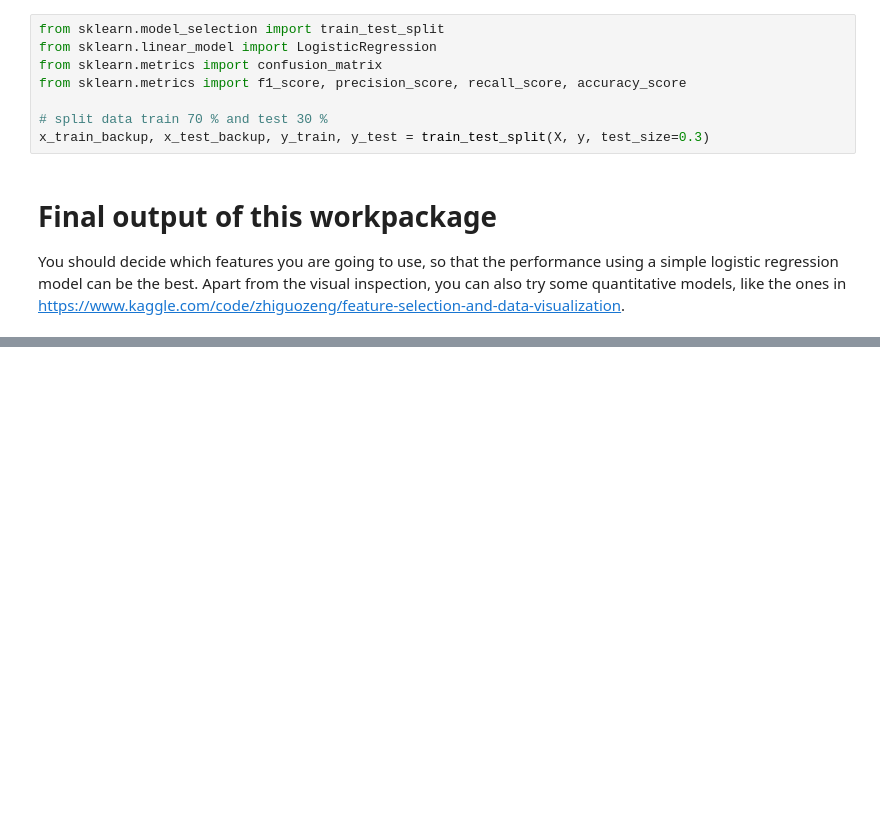
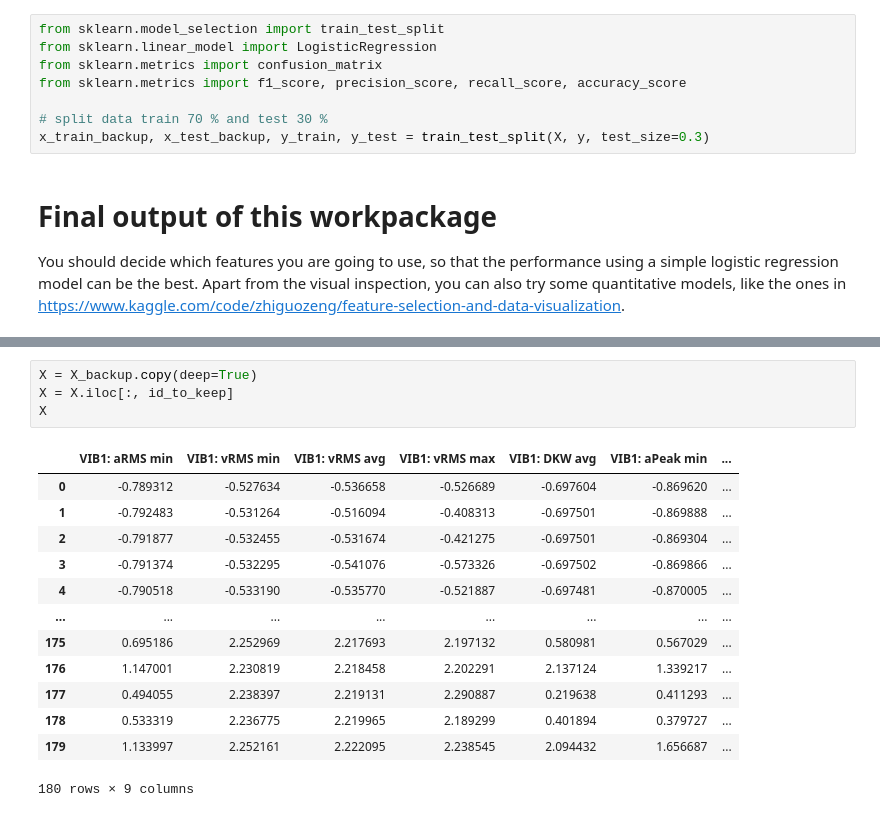
Before and after one commit to nizar139/SiemensProject_MaintenanceIndustrie, a Jupyter notebook: WP1_Feature Engineering - Student.ipynb, the cells around one changed output, grey strips where cells are left out. Saved outputs shown, nothing was run; the diff lists cells and outputs as text; blank space fills up the shorter version.

```diff
--- a/WP1_Feature Engineering - Student.ipynb
+++ b/WP1_Feature Engineering - Student.ipynb
@@ -365,0 +383,18 @@ F1 is:  0.84
+# %%
+X = X_backup.copy(deep=True)
+X = X.iloc[:, id_to_keep]
+X
+# %% [output]
+|  | VIB1: aRMS min | VIB1: vRMS min | VIB1: vRMS avg | VIB1: vRMS max | VIB1: DKW avg | VIB1: aPeak min | ... |
+| 0 | -0.789312 | -0.527634 | -0.536658 | -0.526689 | -0.697604 | -0.869620 | ... |
+| 1 | -0.792483 | -0.531264 | -0.516094 | -0.408313 | -0.697501 | -0.869888 | ... |
+| 2 | -0.791877 | -0.532455 | -0.531674 | -0.421275 | -0.697501 | -0.869304 | ... |
+| 3 | -0.791374 | -0.532295 | -0.541076 | -0.573326 | -0.697502 | -0.869866 | ... |
+| 4 | -0.790518 | -0.533190 | -0.535770 | -0.521887 | -0.697481 | -0.870005 | ... |
+| ... | ... | ... | ... | ... | ... | ... | ... |
+| 175 | 0.695186 | 2.252969 | 2.217693 | 2.197132 | 0.580981 | 0.567029 | ... |
+| 176 | 1.147001 | 2.230819 | 2.218458 | 2.202291 | 2.137124 | 1.339217 | ... |
+| 177 | 0.494055 | 2.238397 | 2.219131 | 2.290887 | 0.219638 | 0.411293 | ... |
+| 178 | 0.533319 | 2.236775 | 2.219965 | 2.189299 | 0.401894 | 0.379727 | ... |
+| 179 | 1.133997 | 2.252161 | 2.222095 | 2.238545 | 2.094432 | 1.656687 | ... |
+180 rows × 9 columns
```
Also changed, not shown: parts of 8 cells of this notebook, 4 other files.
